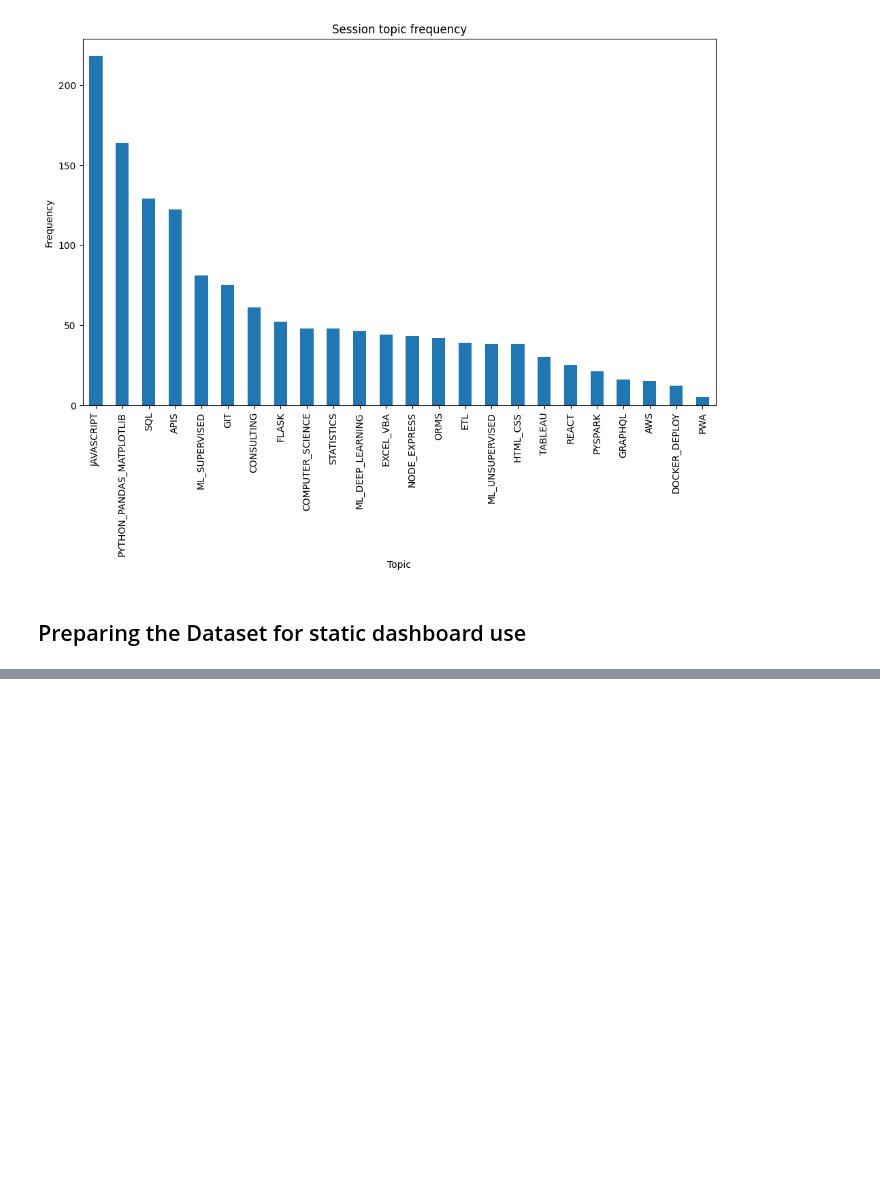
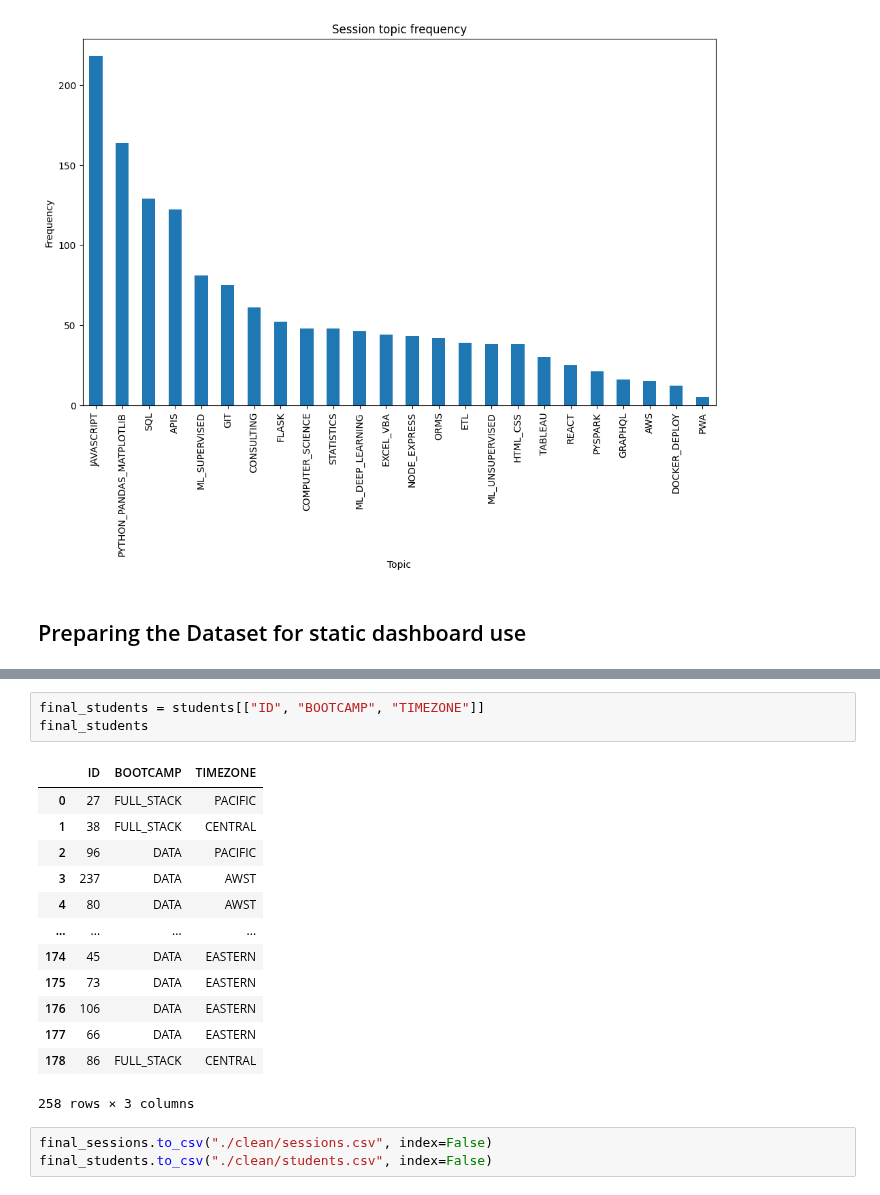
Before and after one commit to de-mark/tutoring_dashboard, a Jupyter notebook: assets/data/data_cleaning.ipynb, the cells around one changed output, grey strips where cells are left out. Cells and saved outputs as stored; diff of their text form; blank space fills up the shorter version.

Commit message:
Finished data cleaning and exported clean csvs

```diff
--- a/assets/data/data_cleaning.ipynb
+++ b/assets/data/data_cleaning.ipynb
@@ -374,0 +392,20 @@ plt.show()
+# %%
+final_students = students[["ID", "BOOTCAMP", "TIMEZONE"]]
+final_students
+# %% [output]
+|  | ID | BOOTCAMP | TIMEZONE |
+| 0 | 27 | FULL_STACK | PACIFIC |
+| 1 | 38 | FULL_STACK | CENTRAL |
+| 2 | 96 | DATA | PACIFIC |
+| 3 | 237 | DATA | AWST |
+| 4 | 80 | DATA | AWST |
+| ... | ... | ... | ... |
+| 174 | 45 | DATA | EASTERN |
+| 175 | 73 | DATA | EASTERN |
+| 176 | 106 | DATA | EASTERN |
+| 177 | 66 | DATA | EASTERN |
+| 178 | 86 | FULL_STACK | CENTRAL |
+258 rows × 3 columns
+# %%
+final_sessions.to_csv("./clean/sessions.csv", index=False)
+final_students.to_csv("./clean/students.csv", index=False)
```
Also changed, not shown: parts of 2 cells of this notebook, 4 other files.
